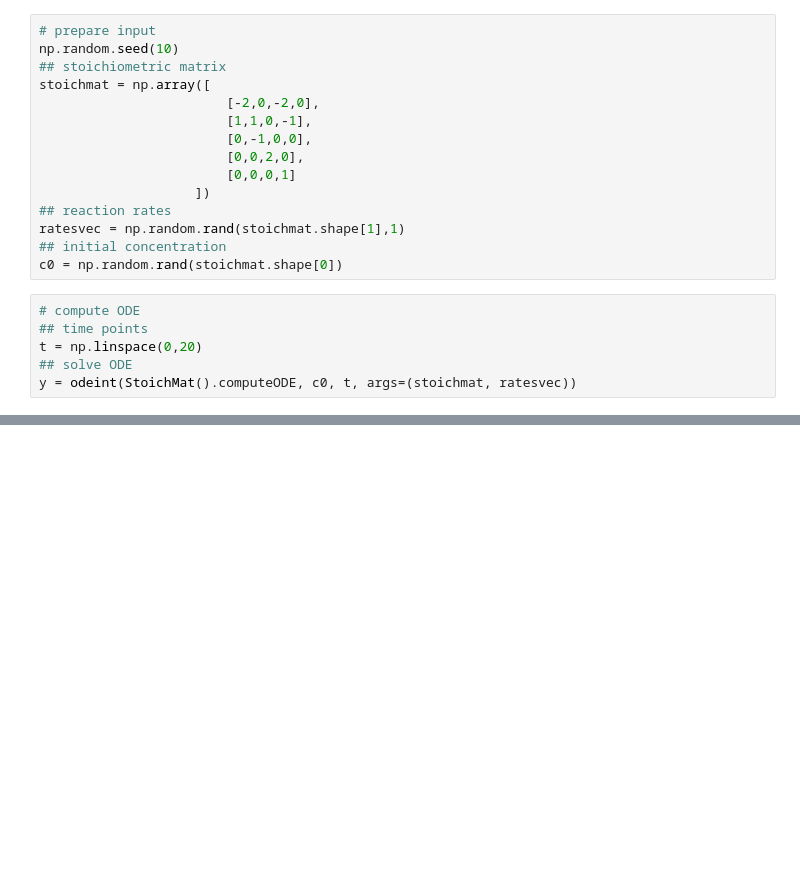
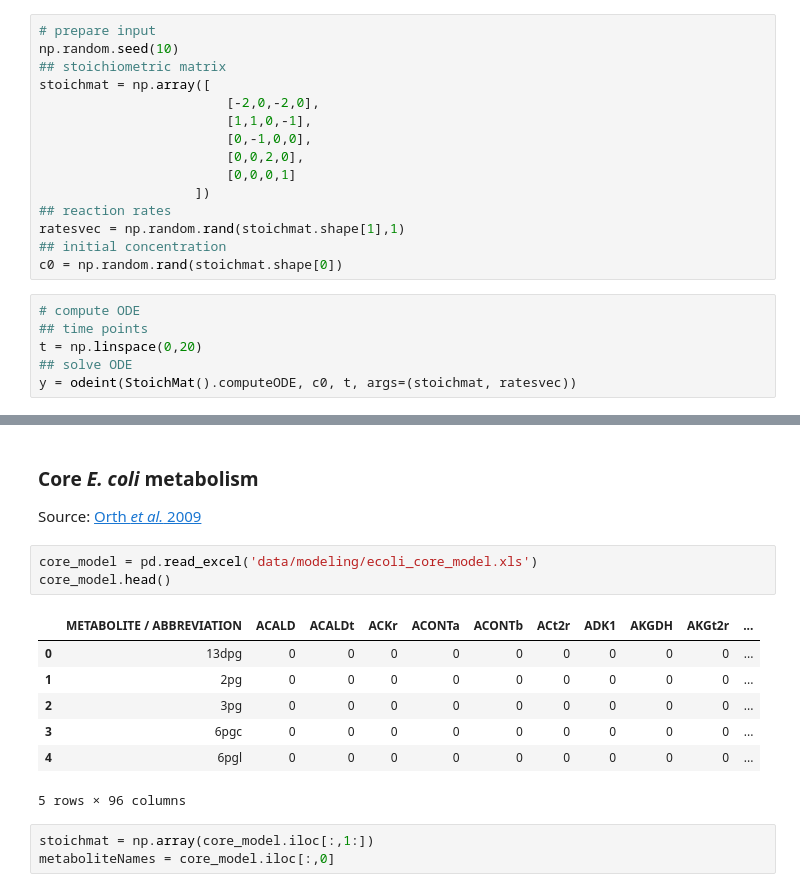
Before and after one commit to MiqG/compybio, a Jupyter notebook: examples/modeling.ipynb, the cells around one changed output, grey strips where cells are left out. Cells and saved outputs as stored; diff of their text form; blank space fills up the shorter version.

```diff
--- a/examples/modeling.ipynb
+++ b/examples/modeling.ipynb
@@ -34,0 +41,17 @@ StoichMat().plotSolODE(t, y, labels=['A','B','C','D','E'])
+# %% [markdown]
+### Core *E. coli* metabolism
+Source: [Orth *et al.* 2009](https://www.asmscience.org/content/journal/ecosalplus/10.1128/ecosalplus.10.2.1#backarticlefulltext)
+# %%
+core_model = pd.read_excel('data/modeling/ecoli_core_model.xls')
+core_model.head()
+# %% [output]
+|  | METABOLITE / ABBREVIATION | ACALD | ACALDt | ACKr | ACONTa | ACONTb | ACt2r | ADK1 | AKGDH | AKGt2r | ... |
+| 0 | 13dpg | 0 | 0 | 0 | 0 | 0 | 0 | 0 | 0 | 0 | ... |
+| 1 | 2pg | 0 | 0 | 0 | 0 | 0 | 0 | 0 | 0 | 0 | ... |
+| 2 | 3pg | 0 | 0 | 0 | 0 | 0 | 0 | 0 | 0 | 0 | ... |
+| 3 | 6pgc | 0 | 0 | 0 | 0 | 0 | 0 | 0 | 0 | 0 | ... |
+| 4 | 6pgl | 0 | 0 | 0 | 0 | 0 | 0 | 0 | 0 | 0 | ... |
+5 rows × 96 columns
+# %%
+stoichmat = np.array(core_model.iloc[:,1:])
+metaboliteNames = core_model.iloc[:,0]
```
Also changed, not shown: parts of 5 cells of this notebook, 5 other files.
